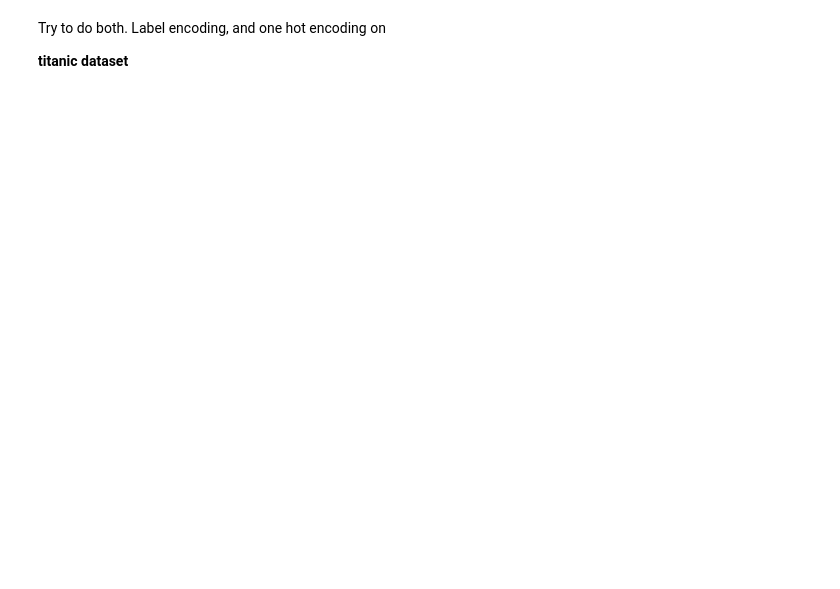
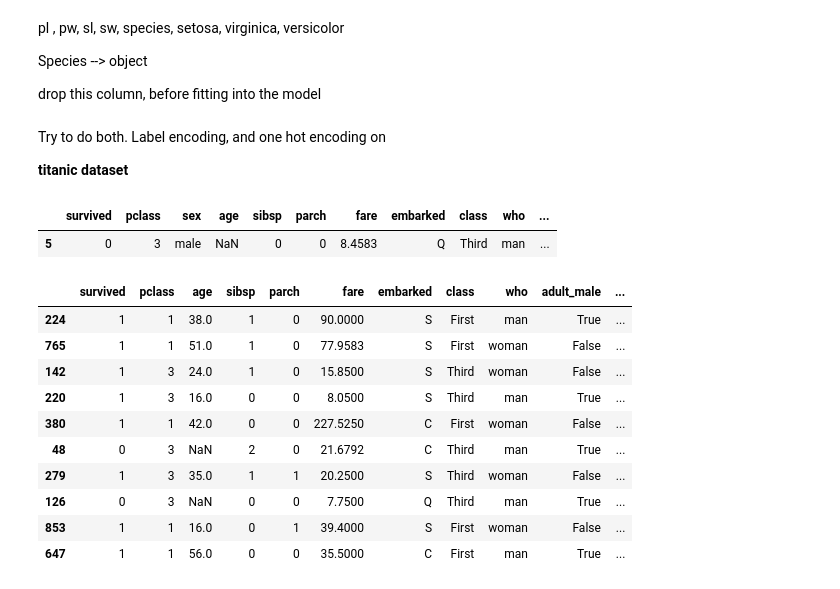
Before and after one commit to domandaris-89/AIML-Batch2, a Jupyter notebook: Day 21 - Feature Engineering/in class one hot encoding.ipynb, the cells around one changed output. Cells and saved outputs as stored; diff of their text form; code cells hidden in the pictures; blank space fills up the shorter version.

```diff
--- a/Day 21 - Feature Engineering/in class one hot encoding.ipynb
+++ b/Day 21 - Feature Engineering/in class one hot encoding.ipynb
@@ -24,5 +121,36 @@ iris_onehot = encoder
+# %% [markdown]
+pl , pw, sl, sw, species, setosa, virginica, versicolor
+
+Species --> object
+
+drop this column, before fitting into the model
 # %% [markdown]
 Try to do both.
 Label encoding, and one hot encoding on
 
 **titanic dataset**
+# %%
+titanic = sns.load_dataset('titanic')
+
+titanic.sample()
+# %% [output]
+|  | survived | pclass | sex | age | sibsp | parch | fare | embarked | class | who | ... |
+| 5 | 0 | 3 | male | NaN | 0 | 0 | 8.4583 | Q | Third | man | ... |
+# %%
+dft_onehot = pd.get_dummies(titanic, columns=['sex'])
+
+dft_onehot['sex_male'].dtype
+
+dft_onehot.sample(10)
+# %% [output]
+|  | survived | pclass | age | sibsp | parch | fare | embarked | class | who | adult_male | ... |
+| 224 | 1 | 1 | 38.0 | 1 | 0 | 90.0000 | S | First | man | True | ... |
+| 765 | 1 | 1 | 51.0 | 1 | 0 | 77.9583 | S | First | woman | False | ... |
+| 142 | 1 | 3 | 24.0 | 1 | 0 | 15.8500 | S | Third | woman | False | ... |
+| 220 | 1 | 3 | 16.0 | 0 | 0 | 8.0500 | S | Third | man | True | ... |
+| 380 | 1 | 1 | 42.0 | 0 | 0 | 227.5250 | C | First | woman | False | ... |
+| 48 | 0 | 3 | NaN | 2 | 0 | 21.6792 | C | Third | man | True | ... |
+| 279 | 1 | 3 | 35.0 | 1 | 1 | 20.2500 | S | Third | woman | False | ... |
+| 126 | 0 | 3 | NaN | 0 | 0 | 7.7500 | Q | Third | man | True | ... |
+| 853 | 1 | 1 | 16.0 | 0 | 1 | 39.4000 | S | First | woman | False | ... |
+| 647 | 1 | 1 | 56.0 | 0 | 0 | 35.5000 | C | First | man | True | ... |
```
Also changed, not shown: parts of 12 cells of this notebook, 5 other files.
